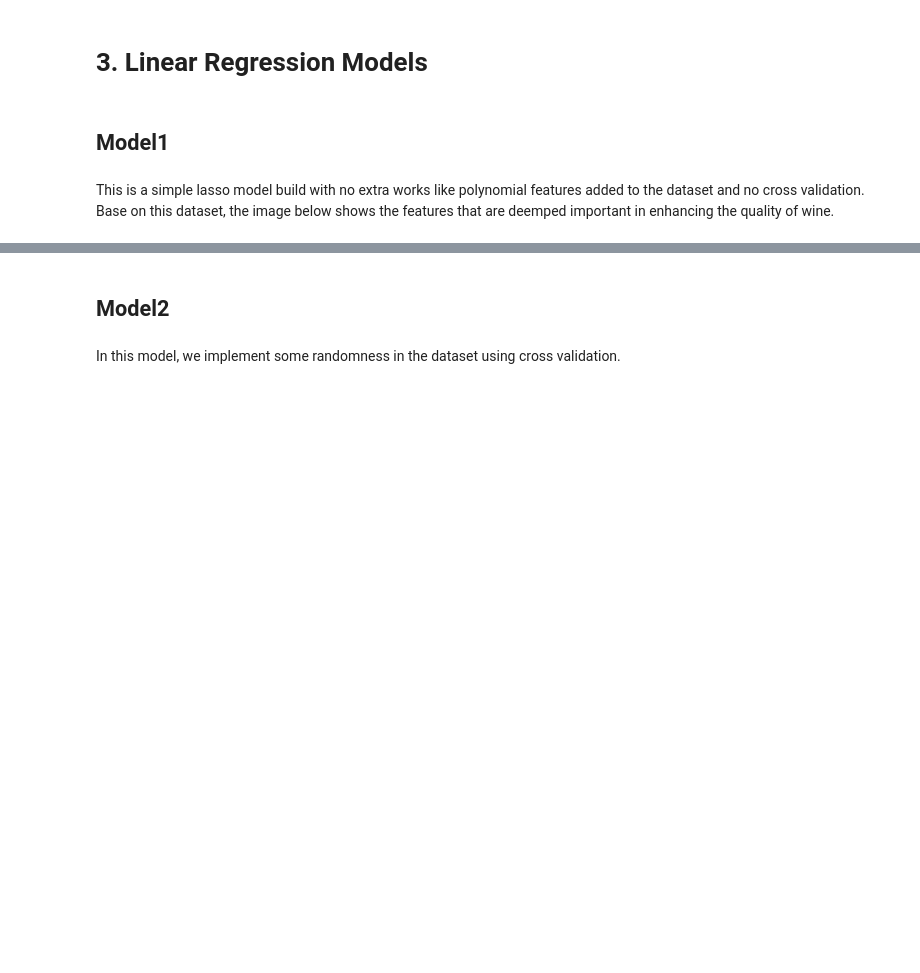
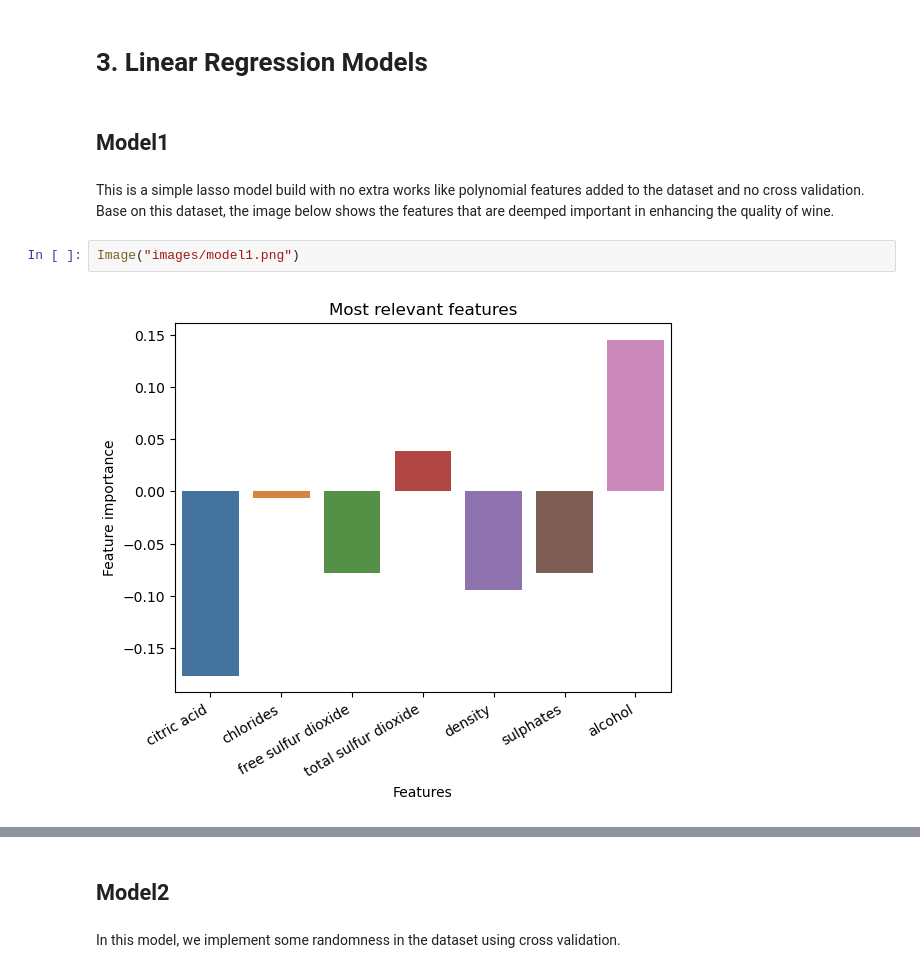
Before and after one commit to marcndo/ML_IBM, a Jupyter notebook: SupervisedML/Regression/final_project/Final_Project_Template.ipynb, the cells around one changed output, grey strips where cells are left out. Cells and saved outputs as stored; diff of their text form; blank space fills up the shorter version.

```diff
--- a/SupervisedML/Regression/final_project/Final_Project_Template.ipynb
+++ b/SupervisedML/Regression/final_project/Final_Project_Template.ipynb
@@ -89,6 +90,10 @@ The goal of this project will be to find out which factors contributes most to t
 ## Model1
 # %% [markdown]
 This is a simple lasso model build with no extra works like polynomial features added to the dataset and no cross validation. Base on this dataset, the image below shows the features that are deemped important in enhancing the quality of wine.
+# %%
+Image("images/model1.png")
+# %% [output]
+[figure, added]
 # %% [markdown]
 ![title](./model1.png)
 # %% [markdown]
```
Also changed, not shown: parts of 3 cells of this notebook.
